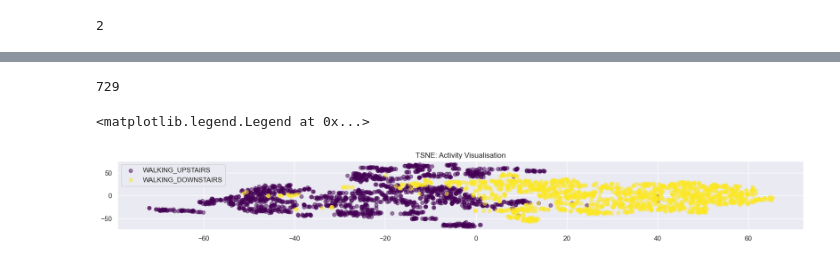
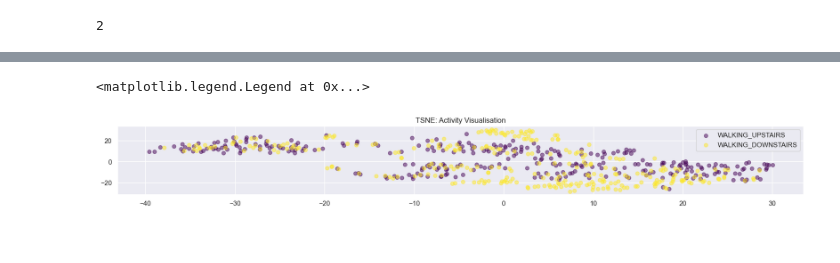
Before and after one commit to AnnBlack/motion-analysis, a Jupyter notebook: test_model_on_our_own_new_recorded_data.ipynb, the cells around one changed output, grey strips where cells are left out. Cells and saved outputs as stored; diff of their text form; code cells hidden in the pictures.

Commit message:
add new test data and test of ML model with random data

```diff
--- a/test_model_on_our_own_new_recorded_data.ipynb
+++ b/test_model_on_our_own_new_recorded_data.ipynb
@@ -359,4 +198,0 @@ ax = sns.countplot(x='Activity', data=full_data, order=full_data['Activity'].val
-# %%
-sns.set(style='darkgrid')
-plt.figure(figsize=(15,5))
-ax = sns.countplot(x='Activity', data=prepared_table, order=full_data['Activity'].value_counts().index)
@@ -402,4 +218,6 @@ tsne_data
 # %%
+tsne_data = full_data_copy.copy()
+tsne_data
 # Scale data
 scl = StandardScaler()
 tsne_data = scl.fit_transform(tsne_data)
@@ -411,12 +229,9 @@ tsne_data = pca.fit_transform(tsne_data)
 # Transform data
 tsne = TSNE(random_state=3)
 tsne_transformed = tsne.fit_transform(tsne_data)
+
+# Prepare recorded data
+full_data_df = pd.DataFrame(full_data)
+cols=[i for i in full_data_df.columns if i not in ["Activity"]]
+for col in cols:
+    full_data_df[col]=pd.to_numeric(full_data_df[col])
-# %%
-# Prepare recorded data
-prepared_table_df = pd.DataFrame(prepared_table)
-cols=[i for i in prepared_table_df.columns if i not in ["Activity"]]
-for col in cols:
-    prepared_table_df[col]=pd.to_numeric(prepared_table_df[col])
-
-prepared_table_df.dropna(inplace=True)
-prepared_table_df
@@ -504,4 +251,0 @@ cluster_labels_record = kmeans.labels_
-# %%
-# Transform data
-tsne = TSNE(random_state=2)
-tsne_transformed = tsne.fit_transform(tsne_data)
@@ -512,20 +252,17 @@ tsne_transformed_record = tsne.fit_transform(tsne_data_record)
-# %%
-len(tsne_transformed_record)
-# %% [output]
-729
 # %%
+# plot our data
 plt.figure(figsize=(20,2))
-n = label.unique().shape[0]
+
+n_record = label.unique().shape[0]
 colormap = get_cmap('viridis')
-colors = [rgb2hex(colormap(col)) for col in np.arange(0, 1.01, 1/(n-1))]
+colors = [rgb2hex(colormap(col)) for col in np.arange(0, 1.01, 1/(n_record-1))]
 
-# Plot each activity
+
 for i, group in enumerate(label_counts.index):
-    # Mask to separate sets
     mask = (label==group).values
     plt.scatter(x=tsne_transformed[mask][:,0], y=tsne_transformed[mask][:,1], c=colors[i], alpha=0.5, label=group)
 plt.title('TSNE: Activity Visualisation')
 plt.legend()
 # %% [output]
 <matplotlib.legend.Legend at 0x...>
-[figure, old version]
+[figure, new version]
```
Also changed, not shown: parts of 43 cells of this notebook, 21 other files.
